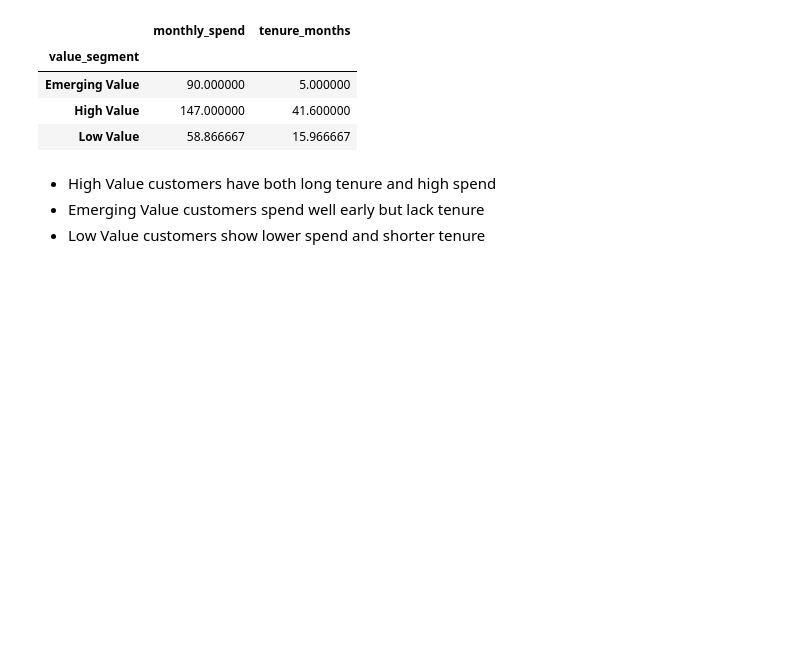
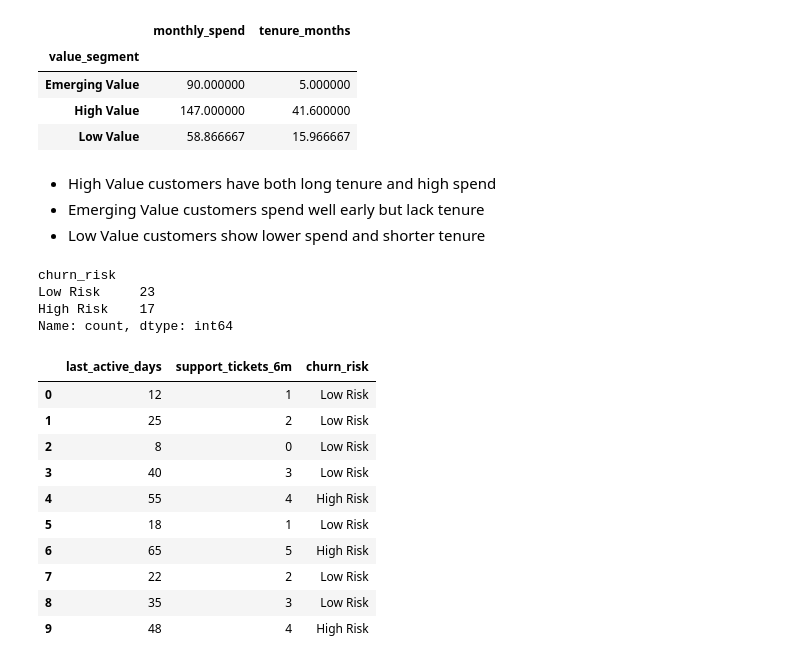
Before and after one commit to jae-notes/customer-behavior-analysis, a Jupyter notebook: analysis/01_initial_exploration.ipynb, the cells around one changed output. Saved outputs shown, nothing was run; the diff lists cells and outputs as text; code cells hidden in the pictures; blank space fills up the shorter version.

```diff
--- a/analysis/01_initial_exploration.ipynb
+++ b/analysis/01_initial_exploration.ipynb
@@ -304,3 +304,32 @@ df.groupby("value_segment")[["monthly_spend", "tenure_months"]].mean()
 - High Value customers have both long tenure and high spend
 - Emerging Value customers spend well early but lack tenure
 - Low Value customers show lower spend and shorter tenure
+# %%
+def churn_risk(row):
+  if row["last_active_days"] > 45 or row["support_tickets_6m"] >= 4:
+    return "High Risk"
+  else:
+    return "Low Risk"
+
+df["churn_risk"] = df.apply(churn_risk, axis=1)
+
+df["churn_risk"].value_counts()
+# %% [output]
+churn_risk
+Low Risk     23
+High Risk    17
+Name: count, dtype: int64
+# %%
+df[["last_active_days", "support_tickets_6m", "churn_risk"]].head(10)
+# %% [output]
+|  | last_active_days | support_tickets_6m | churn_risk |
+| 0 | 12 | 1 | Low Risk |
+| 1 | 25 | 2 | Low Risk |
+| 2 | 8 | 0 | Low Risk |
+| 3 | 40 | 3 | Low Risk |
+| 4 | 55 | 4 | High Risk |
+| 5 | 18 | 1 | Low Risk |
+| 6 | 65 | 5 | High Risk |
+| 7 | 22 | 2 | Low Risk |
+| 8 | 35 | 3 | Low Risk |
+| 9 | 48 | 4 | High Risk |
```
Also changed, not shown: parts of 8 cells of this notebook.
